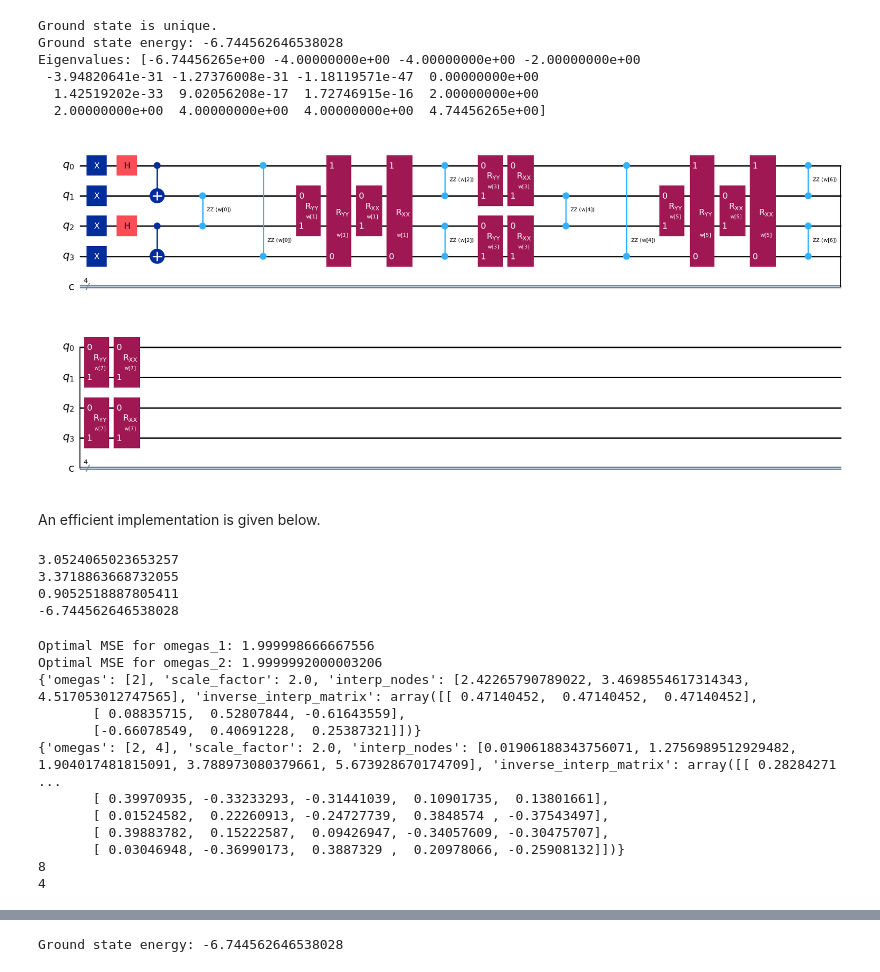
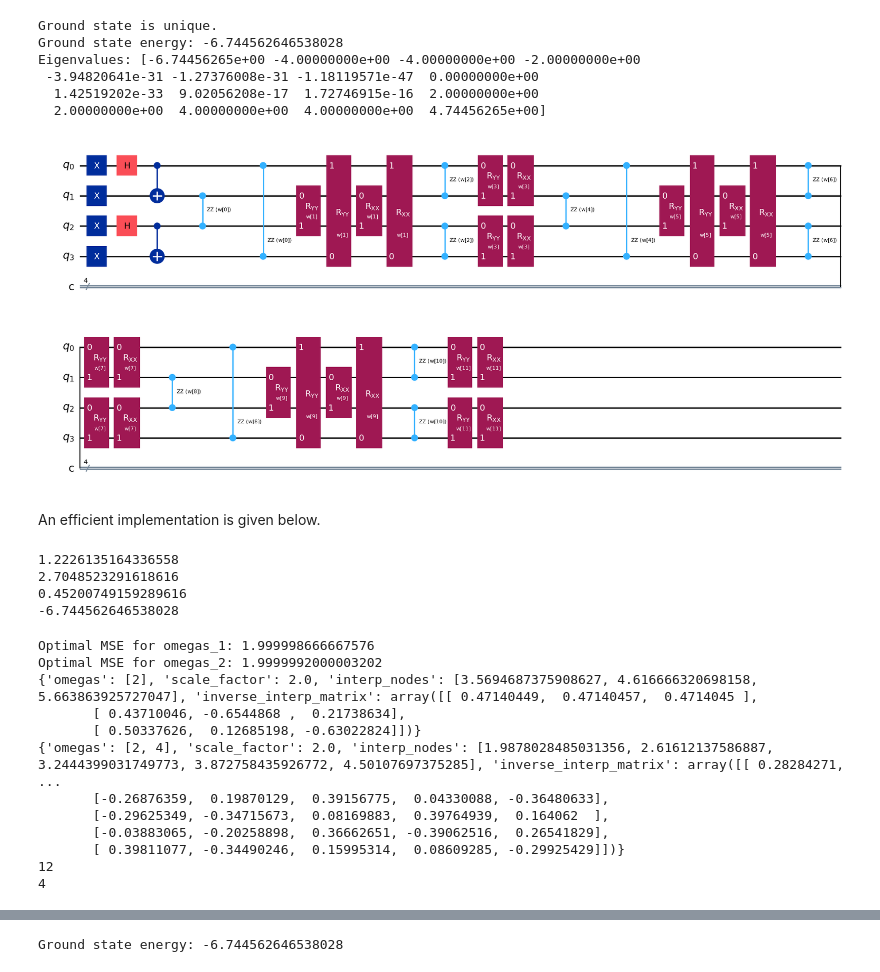
Before and after one commit to GALVINLAI/OICD_for_VQA, a Jupyter notebook: XXZ_HVA_Wiersema.ipynb, the cells around one changed output, grey strips where cells are left out. Drawn from its saved outputs; the diff is of its cells as text; code cells hidden in the pictures.

```diff
--- a/XXZ_HVA_Wiersema.ipynb
+++ b/XXZ_HVA_Wiersema.ipynb
@@ -148,7 +148,7 @@ Eigenvalues: [-6.74456265e+00 -4.00000000e+00 -4.00000000e+00 -2.00000000e+00
   2.00000000e+00  4.00000000e+00  4.00000000e+00  4.74456265e+00]
 # %%
 """Circuit construction"""
-layer = 2  # Define the number of layers in the quantum circuit
+layer = 3  # Define the number of layers in the quantum circuit
 
 # This needs to be determined based on the circuit
 num_p = layer * 4  # Calculate the number of parameters
@@ -170,34 +170,34 @@ def circuit_QAOA_XXZ(weights):
     # Each layer consists of two parts: odd layers and even layers. The total number of layers is 'layer', with 2 sub-layers inside.
     for i in range(layer):
         ## Odd layers
         for j in range(int(num_q / 2)):
             circ.rzz(weights[4 * i], 2 * j + 1, (2 * j + 2) % num_q)  ## ZZ gates in odd sum
             # weights  [0]
         for j in range(int(num_q / 2)):
             circ.ryy(weights[4 * i + 1], 2 * j + 1, (2 * j + 2) % num_q)  ## YY gates in odd sum
             # weights  [1]
         for j in range(int(num_q / 2)):
             circ.rxx(weights[4 * i + 1], 2 * j + 1, (2 * j + 2) % num_q)  ## XX gates in odd sum
             # weights  [1]
 
         ## Even layers
         for j in range(int(num_q / 2)):
             circ.rzz(weights[4 * i + 2], 2 * j, 2 * j + 1)  ## ZZ gates in even sum
             # weights  [2]
         for j in range(int(num_q / 2)):
             circ.ryy(weights[4 * i + 3], 2 * j, 2 * j + 1)  ## YY gates in even sum
             # weights  [3]
         for j in range(int(num_q / 2)):
             circ.rxx(weights[4 * i + 3], 2 * j, 2 * j + 1)  ## XX gates in even sum
             # weights  [3]
 
     return circ
 
 qc = circuit_QAOA_XXZ(weights)
 # print(qc)
 qc.draw("mpl")
 # %% [output]
-[figure, old version]
+[figure, new version]
 # %% [markdown]
 An efficient implementation is given below.
 # %%
@@ -362,9 +362,9 @@ if False:
     plt.grid(True)
     plt.show()
 # %% [output]
-3.0524065023653257
-3.3718863668732055
-0.9052518887805411
+1.2226135164336558
+2.7048523291618616
+0.45200749159289616
 -6.744562646538028
 # %%
 weights_dict = {}
@@ -443,16 +443,16 @@ print(weights_dict['weights_1'])
 print(len(weights_dict))
 print(num_q)
 # %% [output]
-Optimal MSE for omegas_1: 1.999998666667556
-Optimal MSE for omegas_2: 1.9999992000003206
-{'omegas': [2], 'scale_factor': 2.0, 'interp_nodes': [2.42265790789022, 3.4698554617314343, 4.517053012747565], 'inverse_interp_matrix': array([[ 0.47140452,  0.47140452,  0.47140452],
-       [ 0.08835715,  0.52807844, -0.61643559],
-       [-0.66078549,  0.40691228,  0.25387321]])}
-{'omegas': [2, 4], 'scale_factor': 2.0, 'interp_nodes': [0.01906188343756071, 1.2756989512929482, 1.904017481815091, 3.788973080379661, 5.673928670174709], 'inverse_interp_matrix': array([[ 0.28284271 ...
-       [ 0.39970935, -0.33233293, -0.31441039,  0.10901735,  0.13801661],
-       [ 0.01524582,  0.22260913, -0.24727739,  0.3848574 , -0.37543497],
-       [ 0.39883782,  0.15222587,  0.09426947, -0.34057609, -0.30475707],
-       [ 0.03046948, -0.36990173,  0.3887329 ,  0.20978066, -0.25908132]])}
-8
+Optimal MSE for omegas_1: 1.999998666667576
+Optimal MSE for omegas_2: 1.9999992000003202
+{'omegas': [2], 'scale_factor': 2.0, 'interp_nodes': [3.5694687375908627, 4.616666320698158, 5.663863925727047], 'inverse_interp_matrix': array([[ 0.47140449,  0.47140457,  0.4714045 ],
+       [ 0.43710046, -0.6544868 ,  0.21738634],
+       [ 0.50337626,  0.12685198, -0.63022824]])}
+{'omegas': [2, 4], 'scale_factor': 2.0, 'interp_nodes': [1.9878028485031356, 2.61612137586887, 3.2444399031749773, 3.872758435926772, 4.50107697375285], 'inverse_interp_matrix': array([[ 0.28284271,   ...
+       [-0.26876359,  0.19870129,  0.39156775,  0.04330088, -0.36480633],
+       [-0.29625349, -0.34715673,  0.08169883,  0.39764939,  0.164062  ],
+       [-0.03883065, -0.20258898,  0.36662651, -0.39062516,  0.26541829],
+       [ 0.39811077, -0.34490246,  0.15995314,  0.08609285, -0.29925429]])}
+12
 4
 # %%
```
Also changed, not shown: parts of 8 cells of this notebook, 15 other files.
